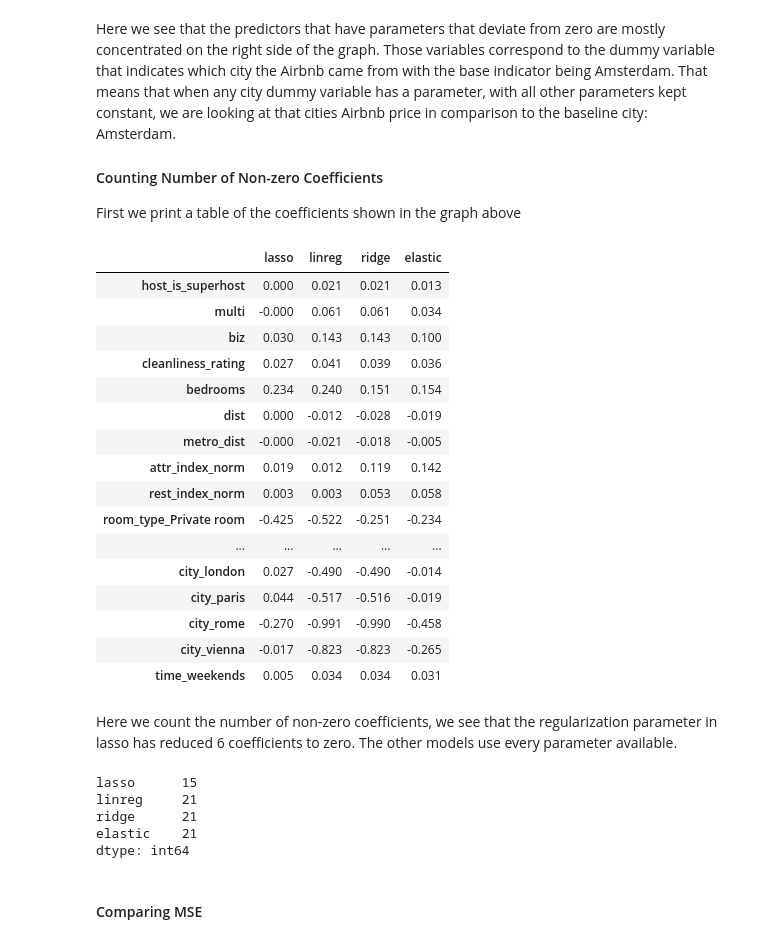
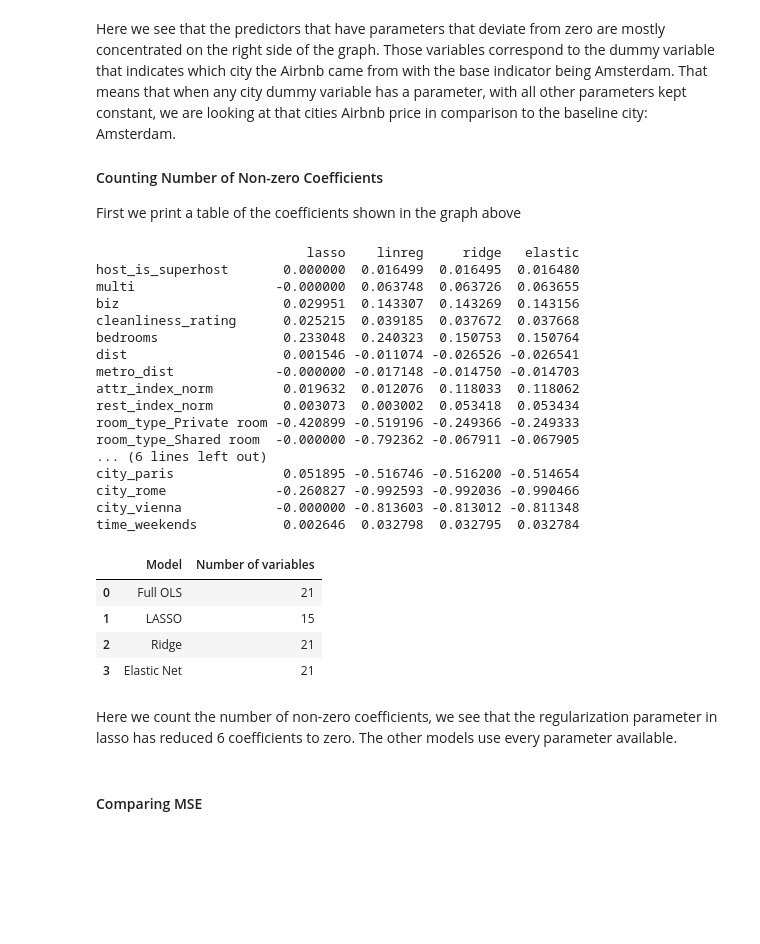
Before and after one commit to Hrithik0015/ECON323_Project, a Jupyter notebook: Project_Report.ipynb, the cells around one changed output. Cells and saved outputs as stored; diff of their text form; code cells hidden in the pictures; blank space fills up the shorter version.

Commit message:
Manual ElasticNet

```diff
--- a/Project_Report.ipynb
+++ b/Project_Report.ipynb
@@ -518,0 +510,15 @@ optimal l1_ratio_: 0.006738
+# %%
+params = dict()
+params['alpha'] =  np.logspace(-5, 5, 100, endpoint=True)
+params['l1_ratio'] = np.arange(0.01, 1, 0.01)
+
+regressor = ElasticNet()
+
+rs_cv = RandomizedSearchCV(regressor, params, n_iter = 100, scoring="neg_mean_squared_error", cv=5, verbose=0, refit=False)
+rs_cv.fit(x_train, y_train)
+
+optimal_l1_ratio = rs_cv.best_params_.get('l1_ratio')
+optimal_elastic_alpha = rs_cv.best_params_.get('alpha')
+
+print('optimal alpha: %f' % optimal_elastic_alpha)
+print('optimal l1_ratio_: %f' % optimal_l1_ratio)
@@ -525,0 +530,7 @@ airbnb_elastic_mse
+# %%
+elastic_best = ElasticNet(alpha = optimal_elastic_alpha, l1_ratio = optimal_l1_ratio)
+elastic_best.fit(x_train, y_train)
+
+elastic_best_mse = sample_mse(y_test, elastic_best.predict(x_test))
+
+print(airbnb_elastic_mse)
@@ -571,42 +582,50 @@ First we print a table of the coefficients shown in the graph above
 # %%
 def series_coef(mod):
     "Prints a Panadas Series that lists all the Coefficients for a specific model"
     return pd.Series(dict(zip(list(x_train), mod.coef_)))
 
 coefs = pd.DataFrame(dict(lasso=series_coef(lasso_best),
                           linreg=series_coef(airbnb_ols),
                           ridge = series_coef(ridge_best),
                           elastic = series_coef(elastic_best)))
 
 coefs.round(3)
+print(coefs)
+
+model_coefs = [["Full OLS", len(list(np.nonzero(airbnb_ols.coef_))[0])],
+               ["LASSO", len(list(np.nonzero(lasso_best.coef_))[0])],
+               ["Ridge", len(list(np.nonzero(ridge_best.coef_))[0])],
+               ["Elastic Net", len(list(np.nonzero(elastic_best.coef_))[0])]]
+
+model_coefs_df = pd.DataFrame(model_coefs, columns=['Model', 'Number of variables'])
+model_coefs_df
 # %% [output]
+                           lasso    linreg     ridge   elastic
+host_is_superhost       0.000000  0.016499  0.016495  0.016480
+multi                  -0.000000  0.063748  0.063726  0.063655
+biz                     0.029951  0.143307  0.143269  0.143156
+cleanliness_rating      0.025215  0.039185  0.037672  0.037668
+bedrooms                0.233048  0.240323  0.150753  0.150764
+dist                    0.001546 -0.011074 -0.026526 -0.026541
+metro_dist             -0.000000 -0.017148 -0.014750 -0.014703
+attr_index_norm         0.019632  0.012076  0.118033  0.118062
+rest_index_norm         0.003073  0.003002  0.053418  0.053434
+room_type_Private room -0.420899 -0.519196 -0.249366 -0.249333
+room_type_Shared room  -0.000000 -0.792362 -0.067911 -0.067905
+... (6 lines left out)
+city_paris              0.051895 -0.516746 -0.516200 -0.514654
+city_rome              -0.260827 -0.992593 -0.992036 -0.990466
+city_vienna            -0.000000 -0.813603 -0.813012 -0.811348
+time_weekends           0.002646  0.032798  0.032795  0.032784
-|  | lasso | linreg | ridge | elastic |
-| host_is_superhost | 0.000 | 0.021 | 0.021 | 0.013 |
-| multi | -0.000 | 0.061 | 0.061 | 0.034 |
-| biz | 0.030 | 0.143 | 0.143 | 0.100 |
-| cleanliness_rating | 0.027 | 0.041 | 0.039 | 0.036 |
-| bedrooms | 0.234 | 0.240 | 0.151 | 0.154 |
-| dist | 0.000 | -0.012 | -0.028 | -0.019 |
-| metro_dist | -0.000 | -0.021 | -0.018 | -0.005 |
-| attr_index_norm | 0.019 | 0.012 | 0.119 | 0.142 |
-| rest_index_norm | 0.003 | 0.003 | 0.053 | 0.058 |
-| room_type_Private room | -0.425 | -0.522 | -0.251 | -0.234 |
-| ... | ... | ... | ... | ... |
-| city_london | 0.027 | -0.490 | -0.490 | -0.014 |
-| city_paris | 0.044 | -0.517 | -0.516 | -0.019 |
-| city_rome | -0.270 | -0.991 | -0.990 | -0.458 |
-| city_vienna | -0.017 | -0.823 | -0.823 | -0.265 |
-| time_weekends | 0.005 | 0.034 | 0.034 | 0.031 |
+|  | Model | Number of variables |
+| 0 | Full OLS | 21 |
+| 1 | LASSO | 15 |
+| 2 | Ridge | 21 |
+| 3 | Elastic Net | 21 |
 # %% [markdown]
 Here we count the number of non-zero coefficients, we see that the regularization parameter in lasso has reduced 6 coefficients to zero. The other models use every parameter available.
 # %%
 coefs.round(3).abs().astype(bool).sum(axis=0)
-# %% [output]
-lasso      15
-linreg     21
-ridge      21
-elastic    21
-dtype: int64
 # %% [markdown]
 #### Comparing MSE
 # %%
```
Also changed, not shown: parts of 21 cells of this notebook.
